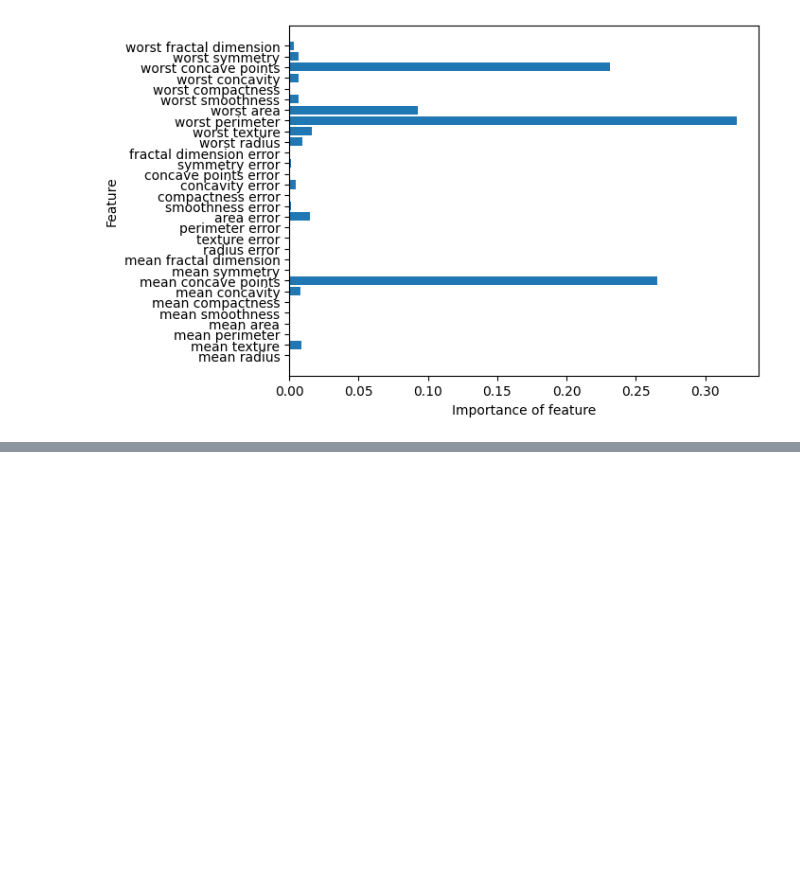
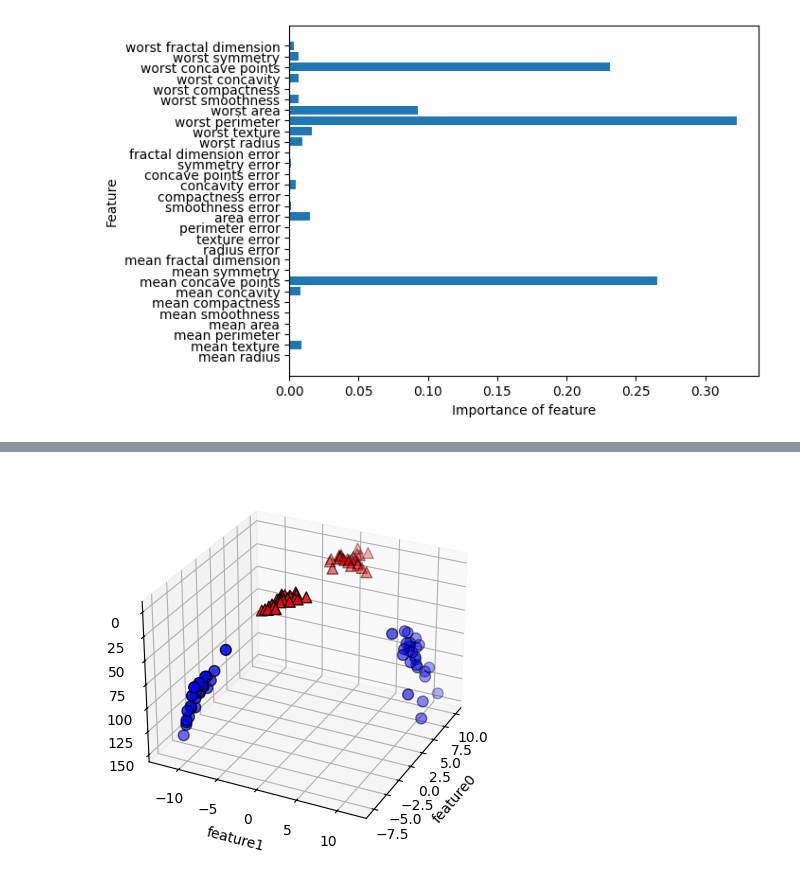
Before and after one commit to metju29/python-data-learning, a Jupyter notebook: Introduction to Machine Learning with Python book/chapter_2.ipynb, the cells around one changed output, grey strips where cells are left out. Cells and saved outputs as stored; diff of their text form; code cells hidden in the pictures; blank space fills up the shorter version.

```diff
--- a/Introduction to Machine Learning with Python book/chapter_2.ipynb
+++ b/Introduction to Machine Learning with Python book/chapter_2.ipynb
@@ -658,0 +682,19 @@ plot_feature_importances_cancer(gbrt)
+# %%
+import numpy as np
+import matplotlib.pyplot as plt
+
+X_new = np.hstack([X, X[:, 1:] ** 2])
+
+figure = plt.figure()
+ax = figure.add_subplot(111, projection='3d', elev=-152, azim=-26)
+
+mask = (y == 0)
+ax.scatter(X_new[mask, 0], X_new[mask, 1], X_new[mask, 2], c='b', s=60, edgecolors='k')
+ax.scatter(X_new[~mask,0], X_new[~mask,1], X_new[~mask,2], c='r', marker='^', s=60, edgecolors='k')
+
+ax.set_xlabel("feature0")
+ax.set_ylabel("feature1")
+ax.set_zlabel("feature1 ** 2")
+plt.show()
+# %% [output]
+[figure, added]
```
Also changed, not shown: parts of 11 cells of this notebook.
